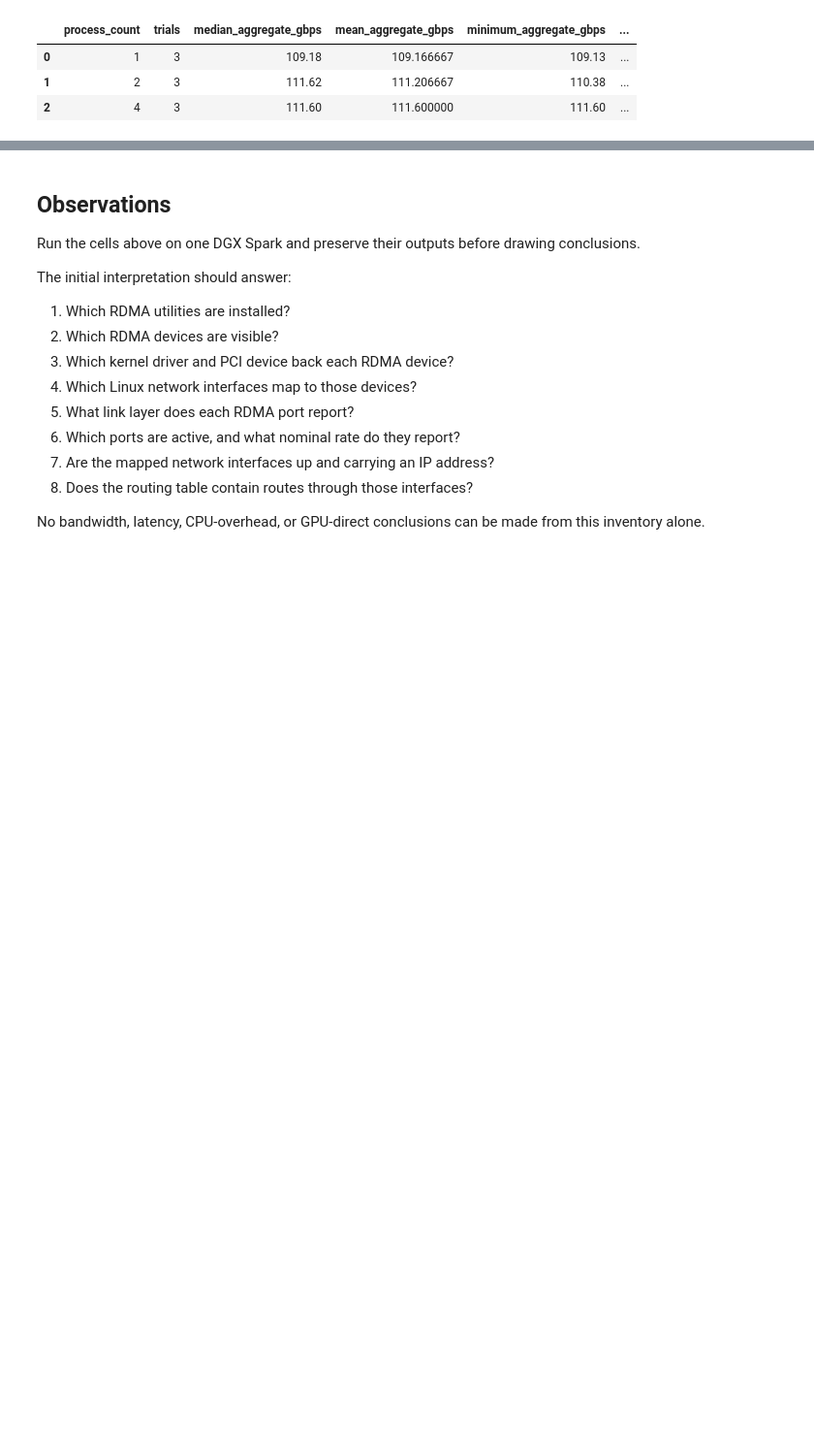
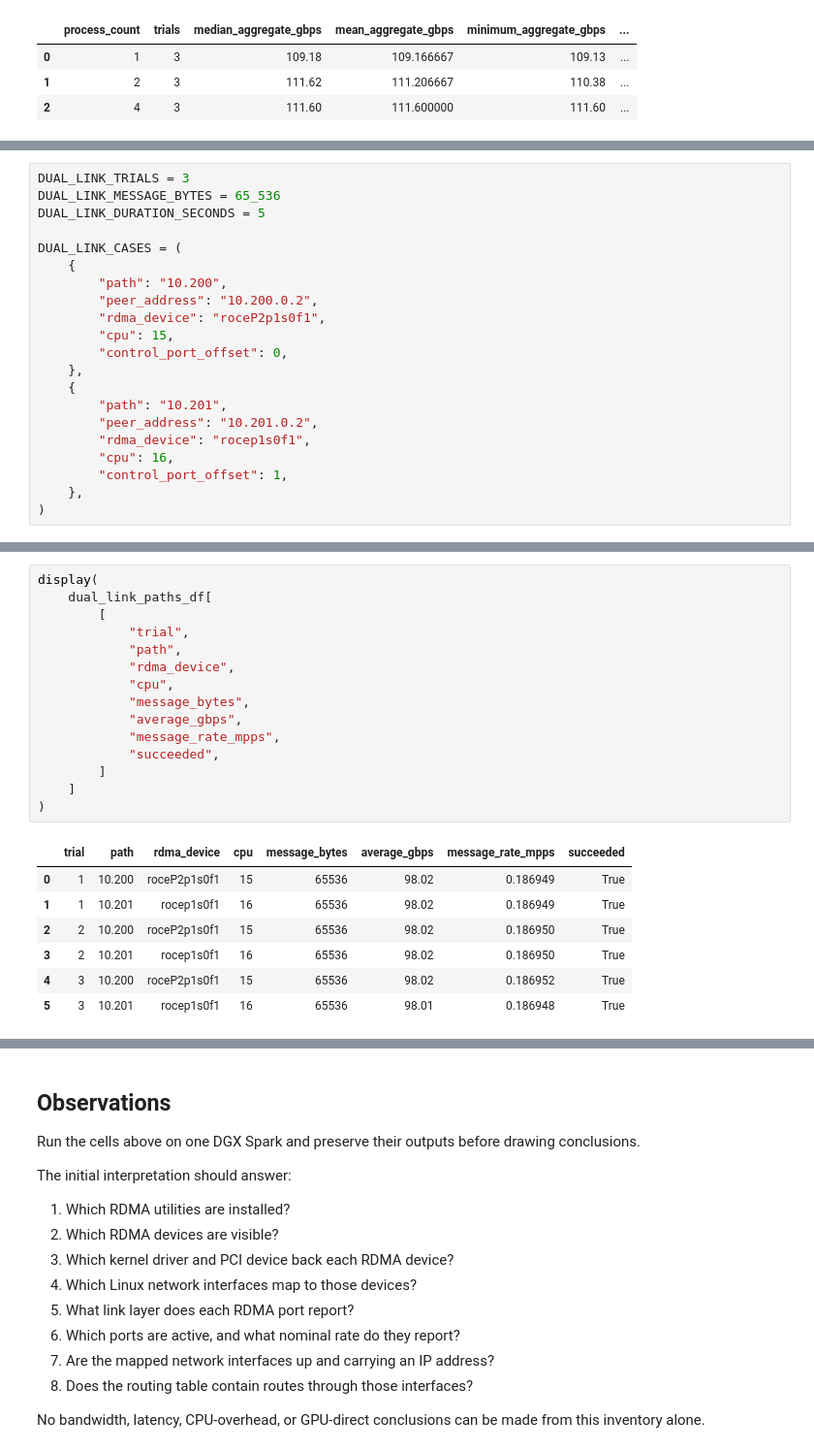
Before and after one commit to coert/dgx-spark-lab, a Jupyter notebook: experiments/00-foundations/09-rdma-fundamentals.ipynb, the cells around one changed output, grey strips where cells are left out. Shown at 97% size. Cells and saved outputs as stored; diff of their text form; blank space fills up the shorter version.

Commit message:
Measure dual-link RDMA bandwidth

```diff
--- a/experiments/00-foundations/09-rdma-fundamentals.ipynb
+++ b/experiments/00-foundations/09-rdma-fundamentals.ipynb
@@ -3185,0 +3207,21 @@ display(parallel_bandwidth_summary_df)
+# %%
+DUAL_LINK_TRIALS = 3
+DUAL_LINK_MESSAGE_BYTES = 65_536
+DUAL_LINK_DURATION_SECONDS = 5
+
+DUAL_LINK_CASES = (
+    {
+        "path": "10.200",
+        "peer_address": "10.200.0.2",
+        "rdma_device": "roceP2p1s0f1",
+        "cpu": 15,
+        "control_port_offset": 0,
+    },
+    {
+        "path": "10.201",
+        "peer_address": "10.201.0.2",
+        "rdma_device": "rocep1s0f1",
+        "cpu": 16,
+        "control_port_offset": 1,
+    },
+)
@@ -3185,0 +3453,23 @@ display(parallel_bandwidth_summary_df)
+# %%
+display(
+    dual_link_paths_df[
+        [
+            "trial",
+            "path",
+            "rdma_device",
+            "cpu",
+            "message_bytes",
+            "average_gbps",
+            "message_rate_mpps",
+            "succeeded",
+        ]
+    ]
+)
+# %% [output]
+|  | trial | path | rdma_device | cpu | message_bytes | average_gbps | message_rate_mpps | succeeded |
+| 0 | 1 | 10.200 | roceP2p1s0f1 | 15 | 65536 | 98.02 | 0.186949 | True |
+| 1 | 1 | 10.201 | rocep1s0f1 | 16 | 65536 | 98.02 | 0.186949 | True |
+| 2 | 2 | 10.200 | roceP2p1s0f1 | 15 | 65536 | 98.02 | 0.186950 | True |
+| 3 | 2 | 10.201 | rocep1s0f1 | 16 | 65536 | 98.02 | 0.186950 | True |
+| 4 | 3 | 10.200 | roceP2p1s0f1 | 15 | 65536 | 98.02 | 0.186952 | True |
+| 5 | 3 | 10.201 | rocep1s0f1 | 16 | 65536 | 98.01 | 0.186948 | True |
```
Also changed, not shown: parts of 5 cells of this notebook.
